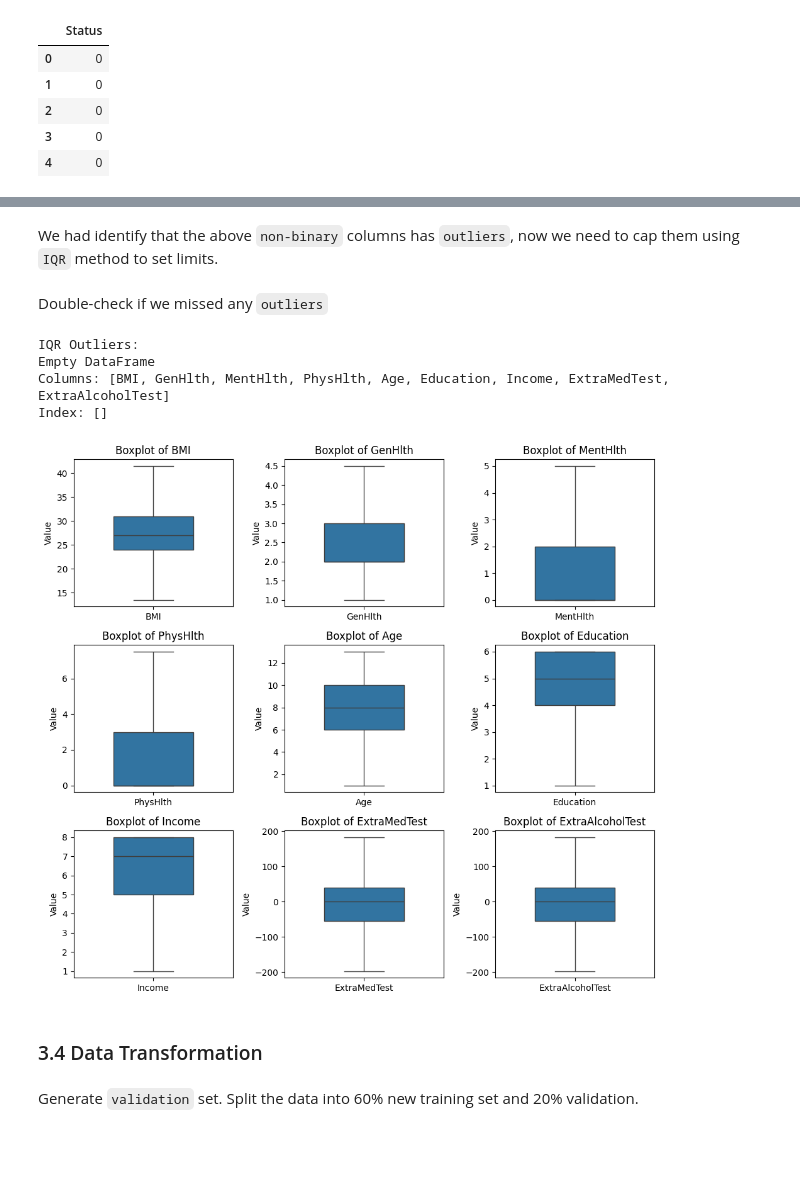
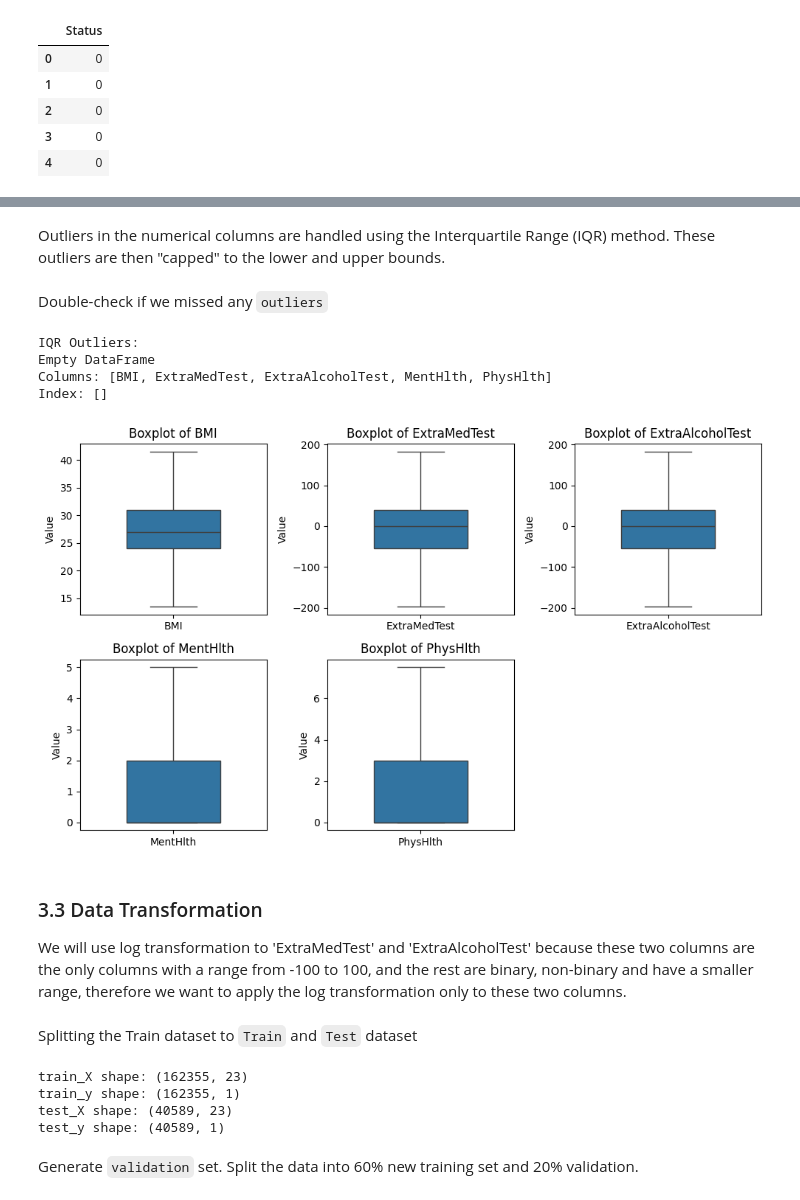
Before and after one commit to LocVu-Tim/COSC2753_A1_s3891483, a Jupyter notebook: notebooks/main.ipynb, the cells around one changed output, grey strips where cells are left out. Saved outputs shown, nothing was run; the diff lists cells and outputs as text; code cells hidden in the pictures; blank space fills up the shorter version.

```diff
--- a/notebooks/main.ipynb
+++ b/notebooks/main.ipynb
@@ -447,18 +412,18 @@ IQR Outliers:
 # %% [markdown]
-We had identify that the above `non-binary` columns has `outliers`, now we need to cap them using `IQR` method to set limits.
+ Outliers in the numerical columns are handled using the Interquartile Range (IQR) method. These outliers are then "capped" to the lower and upper bounds.
 # %%
-outlier = [col for col in df_train.columns if df_train[col].nunique() > 2]
+# Specify the numerical columns
+numerical_cols = ['BMI', 'ExtraMedTest', 'ExtraAlcoholTest', 'MentHlth', 'PhysHlth']
 
 # Create a KNN imputer object
 imputer = KNNImputer(n_neighbors=100)
 
-# Process outliers in df_train
-df_train[outlier] = imputer.fit_transform(df_train[outlier])
-
+# Impute missing values in df_train
+df_train[numerical_cols] = imputer.fit_transform(df_train[numerical_cols])
 
 # Calculate the IQR for each feature
-Q1 = df_train[outlier].quantile(0.25)
-Q3 = df_train[outlier].quantile(0.75)
+Q1 = df_train[numerical_cols].quantile(0.25)
+Q3 = df_train[numerical_cols].quantile(0.75)
 IQR = Q3 - Q1
 
 # Define the lower and upper bounds for capping outliers
@@ -466,55 +431,38 @@ lower_bound = Q1 - 1.5 * IQR
 upper_bound = Q3 + 1.5 * IQR
 
 # Cap the outliers
-df_train[outlier] = df_train[outlier].clip(lower_bound, upper_bound, axis=1)
+df_train[numerical_cols] = df_train[numerical_cols].clip(lower_bound, upper_bound, axis=1)
 # %% [markdown]
 Double-check if we missed any `outliers`
 # %%
-def print_outliers(df):
-    # Select non-binary columns
-    non_binary_cols = [col for col in df.columns if df[col].nunique() > 2]
-    df = df[non_binary_cols]
-
-    # Calculate the IQR for each column
-    Q1 = df.quantile(0.25)
-    Q3 = df.quantile(0.75)
-    IQR = Q3 - Q1
-
-    # Identify outliers using the IQR method
-    threshold = 1.5
-    iqr_outliers = df[((df < (Q1 - threshold * IQR)) | (df > (Q3 + threshold * IQR))).any(axis=1)]
-
-    # Print the IQR outliers
-    print("IQR Outliers:")
-    print(iqr_outliers)
-
-# Use the function on your DataFrame
 print_outliers(df_train)
 # %% [output]
 IQR Outliers:
 Empty DataFrame
-Columns: [BMI, GenHlth, MentHlth, PhysHlth, Age, Education, Income, ExtraMedTest, ExtraAlcoholTest]
+Columns: [BMI, ExtraMedTest, ExtraAlcoholTest, MentHlth, PhysHlth]
 Index: []
 # %%
-non_binary_cols = df_train.columns[(df_train.nunique() > 2)]
-num_cols = min(len(non_binary_cols), 3)
-num_rows = (len(non_binary_cols) + num_cols - 1) // num_cols
+numerical_cols = ['BMI', 'ExtraMedTest', 'ExtraAlcoholTest', 'MentHlth', 'PhysHlth',]
+num_cols = min(len(numerical_cols), 3)
+num_rows = (len(numerical_cols) + num_cols - 1) // num_cols
 
 fig, axes = plt.subplots(num_rows, num_cols, figsize=(10, 3*num_rows), constrained_layout=True)
 axes = axes.flatten()
 
-for i, column in enumerate(non_binary_cols):
+for i, column in enumerate(numerical_cols):
     ax = axes[i]
     sns.boxplot(data=df_train[[column]], ax=ax, color='tab:blue', width=0.5)
     ax.set_ylabel("Value")
     ax.set_title(f"Boxplot of {column}")
 
-for i in range(len(non_binary_cols), len(axes)):
+for i in range(len(numerical_cols), len(axes)):
     axes[i].remove()
 
 plt.tight_layout()
 plt.show()
 # %% [output]
-[figure, old version]
+[figure, new version]
 # %% [markdown]
-### 3.4 Data Transformation
+### 3.3 Data Transformation
+
+We will use log transformation to 'ExtraMedTest' and 'ExtraAlcoholTest' because these two columns are the only columns with a range from -100 to 100, and the rest are binary, non-binary and have a smaller range, therefore we want to apply the log transformation only to these two columns.
@@ -521,3 +486,20 @@ plt.show()
+# %% [markdown]
+Splitting the Train dataset to `Train` and `Test` dataset
+# %%
+train_X, test_X, train_y, test_y = train_test_split(df_X, df_y, shuffle=True, random_state=0, test_size=0.2)
+
+train_y = train_y.values
+test_y = test_y.values
+
+print(f"train_X shape: {train_X.shape}")
+print(f"train_y shape: {train_y.shape}")
+print(f"test_X shape: {test_X.shape}")
+print(f"test_y shape: {test_y.shape}")
+# %% [output]
+train_X shape: (162355, 23)
+train_y shape: (162355, 1)
+test_X shape: (40589, 23)
+test_y shape: (40589, 1)
 # %% [markdown]
 Generate `validation` set. Split the data into 60% new training set and 20% validation.
 # %%
```
Also changed, not shown: parts of 32 cells of this notebook.
